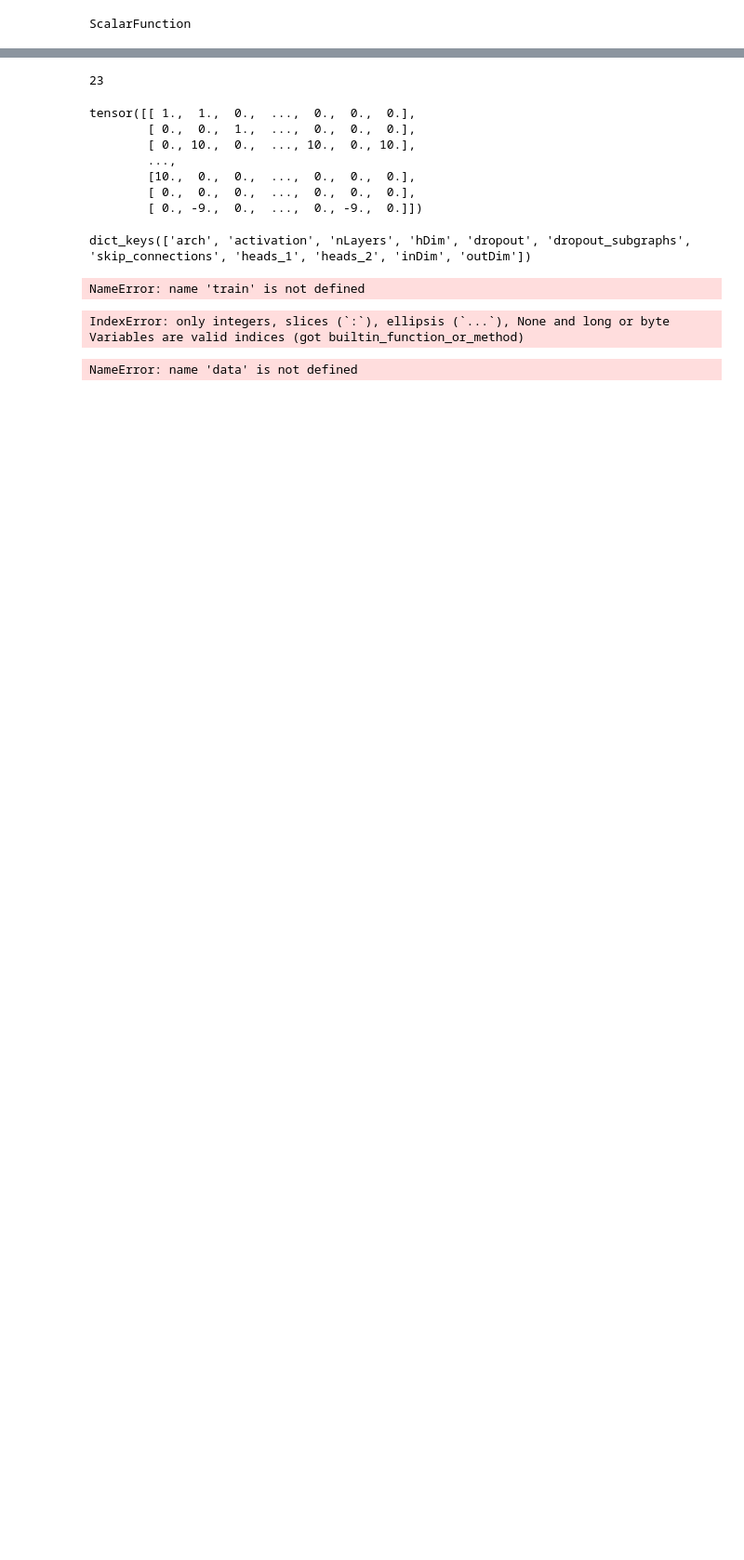
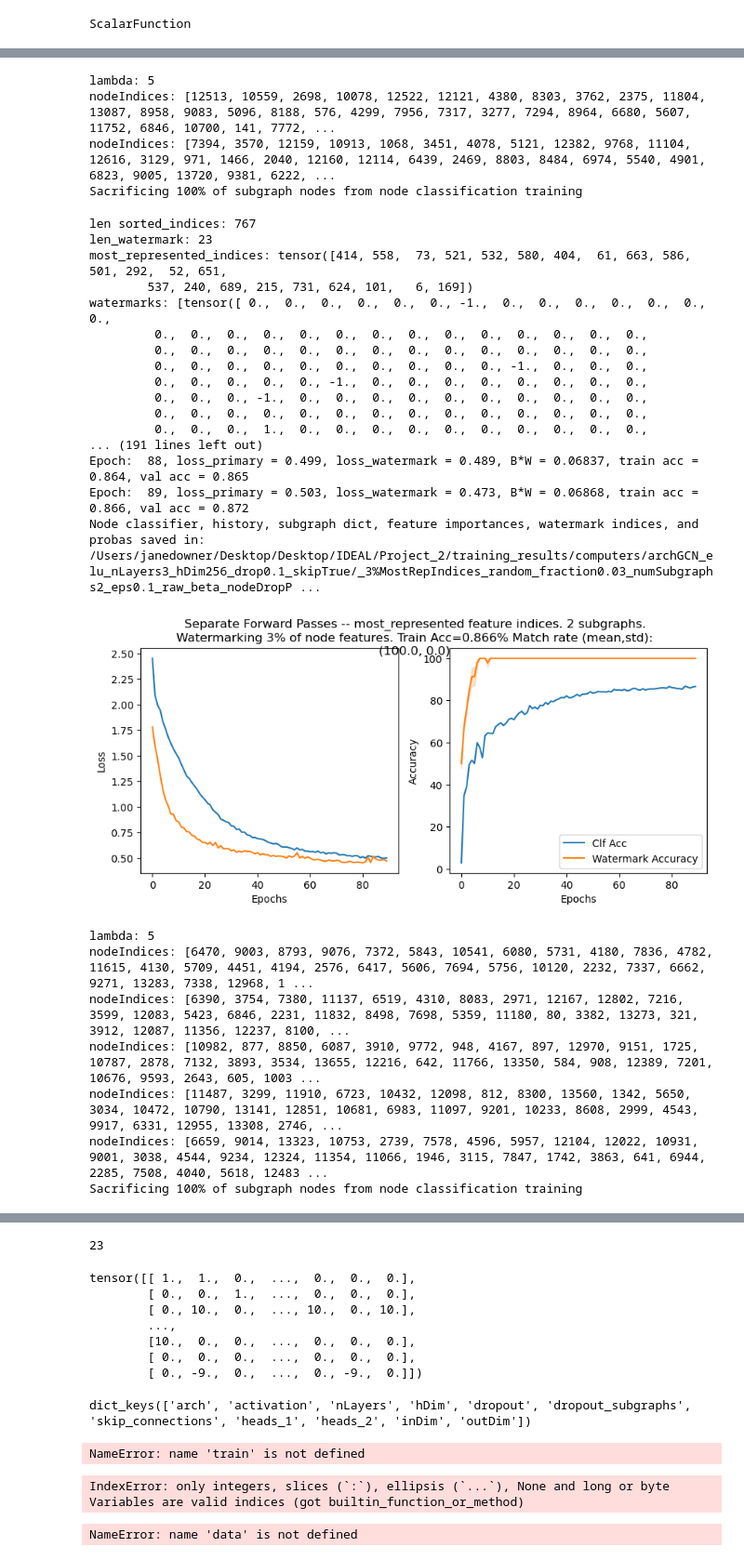
Before and after one commit to jdowner212/GNN-watermark, a Jupyter notebook: src/eaaw_graphlime.ipynb, the cells around one changed output, grey strips where cells are left out. Shown at 93% size. Saved outputs shown, nothing was run; the diff lists cells and outputs as text; code cells hidden in the pictures; blank space fills up the shorter version.

```diff
--- a/src/eaaw_graphlime.ipynb
+++ b/src/eaaw_graphlime.ipynb
@@ -187,0 +99,55 @@ Node classifier, history, subgraph dict, feature importances, watermark indices,
+# %%
+config.optimization_kwargs['separate_forward_passes_per_subgraph']=True
+# for type_ in ['unimportant','most_represented']:
+type_ = 'most_represented'
+config.watermark_kwargs['watermark_type'] = type_
+if type_ == 'unimportant':
+    config.optimization_kwargs['coefWmk_kwargs']['coefWmk'] = 50
+    config.optimization_kwargs['epochs'] = 70
+else:
+    config.optimization_kwargs['coefWmk_kwargs']['coefWmk'] = 20
+    config.optimization_kwargs['epochs'] = 90
+for perc in [3,10,50]:
+    config.watermark_kwargs['percent_of_features_to_watermark']=perc
+    for num_sub in [2,5,10]:
+        config.subgraph_kwargs['numSubgraphs']=num_sub
+        title_ = f'Separate Forward Passes -- {type_} feature indices'
+        title = f'{title_}.\n{config.subgraph_kwargs['numSubgraphs']} subgraphs.\nWatermarking {config.watermark_kwargs['percent_of_features_to_watermark']}% of node features'
+        Trainer_ = Trainer(data, dataset_name)
+        node_classifier, history, subgraph_dict, \
+        all_feature_importances, all_watermark_indices, probas = Trainer_.train(debug_multiple_subgraphs=False, save=True, print_every=1)
+
+        primary_loss_curve, watermark_loss_curve, final_betas, watermarks, \
+        percent_matches, percent_match_mean, percent_match_std, \
+            primary_acc_curve, watermark_acc_curve, train_acc, val_acc = get_performance_trends(history, subgraph_dict)
+        final_plot(history, title, percent_matches, primary_loss_curve, watermark_loss_curve, train_acc)
+# %% [output]
+lambda: 5
+nodeIndices: [12513, 10559, 2698, 10078, 12522, 12121, 4380, 8303, 3762, 2375, 11804, 13087, 8958, 9083, 5096, 8188, 576, 4299, 7956, 7317, 3277, 7294, 8964, 6680, 5607, 11752, 6846, 10700, 141, 7772, ...
+nodeIndices: [7394, 3570, 12159, 10913, 1068, 3451, 4078, 5121, 12382, 9768, 11104, 12616, 3129, 971, 1466, 2040, 12160, 12114, 6439, 2469, 8803, 8484, 6974, 5540, 4901, 6823, 9005, 13720, 9381, 6222, ...
+Sacrificing 100% of subgraph nodes from node classification training
+len sorted_indices: 767
+len_watermark: 23
+most_represented_indices: tensor([414, 558,  73, 521, 532, 580, 404,  61, 663, 586, 501, 292,  52, 651,
+        537, 240, 689, 215, 731, 624, 101,   6, 169])
+watermarks: [tensor([ 0.,  0.,  0.,  0.,  0.,  0., -1.,  0.,  0.,  0.,  0.,  0.,  0.,  0.,
+         0.,  0.,  0.,  0.,  0.,  0.,  0.,  0.,  0.,  0.,  0.,  0.,  0.,  0.,
+         0.,  0.,  0.,  0.,  0.,  0.,  0.,  0.,  0.,  0.,  0.,  0.,  0.,  0.,
+         0.,  0.,  0.,  0.,  0.,  0.,  0.,  0.,  0.,  0., -1.,  0.,  0.,  0.,
+         0.,  0.,  0.,  0.,  0., -1.,  0.,  0.,  0.,  0.,  0.,  0.,  0.,  0.,
+         0.,  0.,  0., -1.,  0.,  0.,  0.,  0.,  0.,  0.,  0.,  0.,  0.,  0.,
+         0.,  0.,  0.,  0.,  0.,  0.,  0.,  0.,  0.,  0.,  0.,  0.,  0.,  0.,
+         0.,  0.,  0.,  1.,  0.,  0.,  0.,  0.,  0.,  0.,  0.,  0.,  0.,  0.,
+... (191 lines left out)
+Epoch:  88, loss_primary = 0.499, loss_watermark = 0.489, B*W = 0.06837, train acc = 0.864, val acc = 0.865
+Epoch:  89, loss_primary = 0.503, loss_watermark = 0.473, B*W = 0.06868, train acc = 0.866, val acc = 0.872
+Node classifier, history, subgraph dict, feature importances, watermark indices, and probas saved in:
+/Users/janedowner/Desktop/Desktop/IDEAL/Project_2/training_results/computers/archGCN_elu_nLayers3_hDim256_drop0.1_skipTrue/_3%MostRepIndices_random_fraction0.03_numSubgraphs2_eps0.1_raw_beta_nodeDropP ...
+[figure, added]
+lambda: 5
+nodeIndices: [6470, 9003, 8793, 9076, 7372, 5843, 10541, 6080, 5731, 4180, 7836, 4782, 11615, 4130, 5709, 4451, 4194, 2576, 6417, 5606, 7694, 5756, 10120, 2232, 7337, 6662, 9271, 13283, 7338, 12968, 1 ...
+nodeIndices: [6390, 3754, 7380, 11137, 6519, 4310, 8083, 2971, 12167, 12802, 7216, 3599, 12083, 5423, 6846, 2231, 11832, 8498, 7698, 5359, 11180, 80, 3382, 13273, 321, 3912, 12087, 11356, 12237, 8100, ...
+nodeIndices: [10982, 877, 8850, 6087, 3910, 9772, 948, 4167, 897, 12970, 9151, 1725, 10787, 2878, 7132, 3893, 3534, 13655, 12216, 642, 11766, 13350, 584, 908, 12389, 7201, 10676, 9593, 2643, 605, 1003 ...
+nodeIndices: [11487, 3299, 11910, 6723, 10432, 12098, 812, 8300, 13560, 1342, 5650, 3034, 10472, 10790, 13141, 12851, 10681, 6983, 11097, 9201, 10233, 8608, 2999, 4543, 9917, 6331, 12955, 13308, 2746, ...
+nodeIndices: [6659, 9014, 13323, 10753, 2739, 7578, 4596, 5957, 12104, 12022, 10931, 9001, 3038, 4544, 9234, 12324, 11354, 11066, 1946, 3115, 7847, 1742, 3863, 641, 6944, 2285, 7508, 4040, 5618, 12483 ...
+Sacrificing 100% of subgraph nodes from node classification training
```
Also changed, not shown: parts of 14 cells of this notebook, 5 other files.
